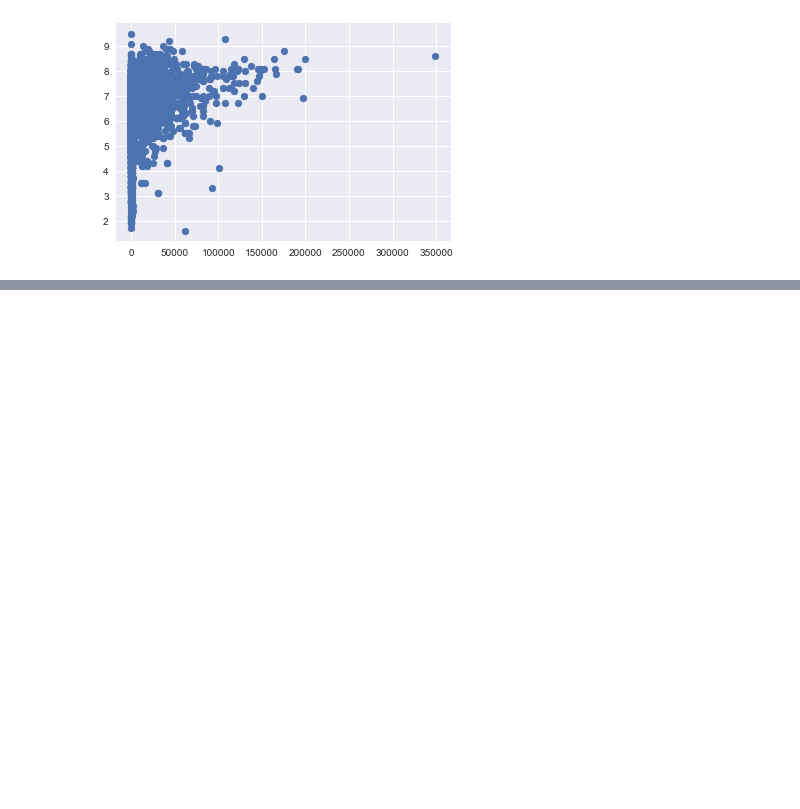
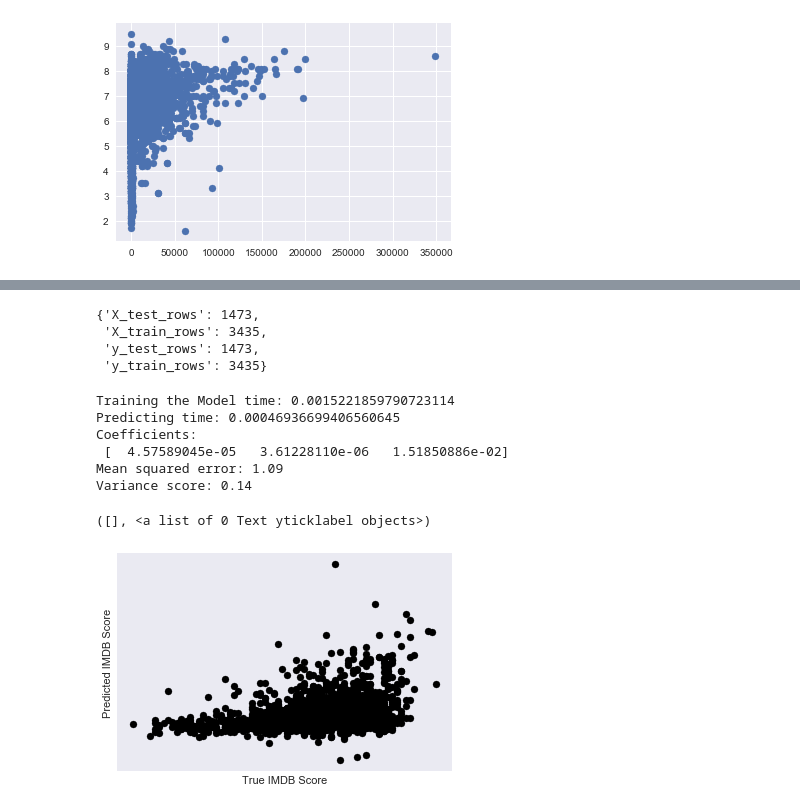
Before and after one commit to chatkausik/First-Capstone-Project, a Jupyter notebook: Capstone_1_movierecmnd_iter_1.ipynb, the cells around one changed output, grey strips where cells are left out. Cells and saved outputs as stored; diff of their text form; code cells hidden in the pictures; blank space fills up the shorter version.

```diff
--- a/Capstone_1_movierecmnd_iter_1.ipynb
+++ b/Capstone_1_movierecmnd_iter_1.ipynb
@@ -476,0 +486,2 @@ plt.scatter(df_copy['movie_facebook_likes'], df_copy['imdb_score'] )
+# %%
+df_copy['actor_facebook_likes_sum'] = actor
@@ -476,0 +510,62 @@ plt.scatter(df_copy['movie_facebook_likes'], df_copy['imdb_score'] )
+# %%
+#Selecting 1473 records for model testing and 3435 records for training the model.
+
+{'X_train_rows': len(X_train), 'y_train_rows': len(y_train), 'X_test_rows': len(X_test), 'y_test_rows': len(y_test)}
+# %% [output]
+{'X_test_rows': 1473,
+ 'X_train_rows': 3435,
+ 'y_test_rows': 1473,
+ 'y_train_rows': 3435}
+# %%
+#Developing Liear Regression Model to predict IMDB_Score.
+
+
+# Create linear regression object
+regr = linear_model.LinearRegression()
+
+# Start the Time to track the model training time
+start_time = timeit.default_timer()
+
+# Train the model using the training sets
+regr.fit(X_train, y_train)
+
+#Printing the Model Train Time
+print("Training the Model time: " + str(timeit.default_timer() - start_time))
+
+start_time = timeit.default_timer()
+
+#Predicting the target variable from test.
+y_pred = regr.predict(X_test)
+
+#Printing the Model output predit Time based on test data.
+print("Predicting time: " + str(timeit.default_timer() - start_time))
+
+# The coefficients
+print('Coefficients: \n', regr.coef_)
+
+# The mean squared error
+print("Mean squared error: %.2f"
+      % np.mean((y_pred - y_test) ** 2))
+
+# Explained variance score: 1 is perfect prediction
+print('Variance score: %.2f' % regr.score(X_test, y_test))
+# %% [output]
+Training the Model time: 0.0015221859790723114
+Predicting time: 0.00046936699406560645
+Coefficients:
+ [  4.57589045e-05   3.61228110e-06   1.51850886e-02]
+Mean squared error: 1.09
+Variance score: 0.14
+# %%
+# Plot outputs
+plt.scatter(y_test, y_pred,  color='black')
+plt.xlabel('True IMDB Score')
+plt.ylabel('Predicted IMDB Score')
+#plt.plot(X_test, y_pred, color='blue',
+#         linewidth=3)
+
+plt.xticks(())
+plt.yticks(())
+# %% [output]
+([], <a list of 0 Text yticklabel objects>)
+[figure, added]
```
Also changed, not shown: parts of 16 cells of this notebook.
